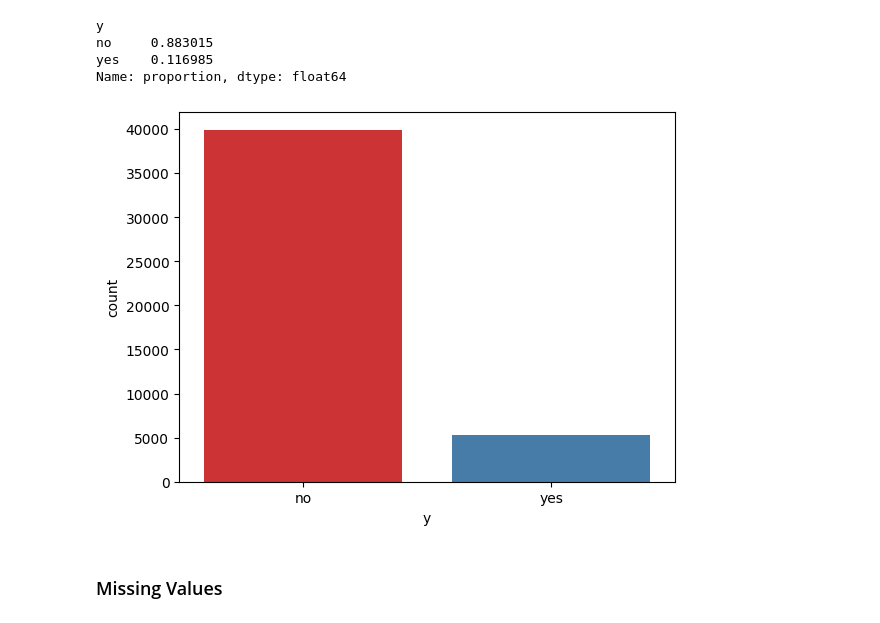
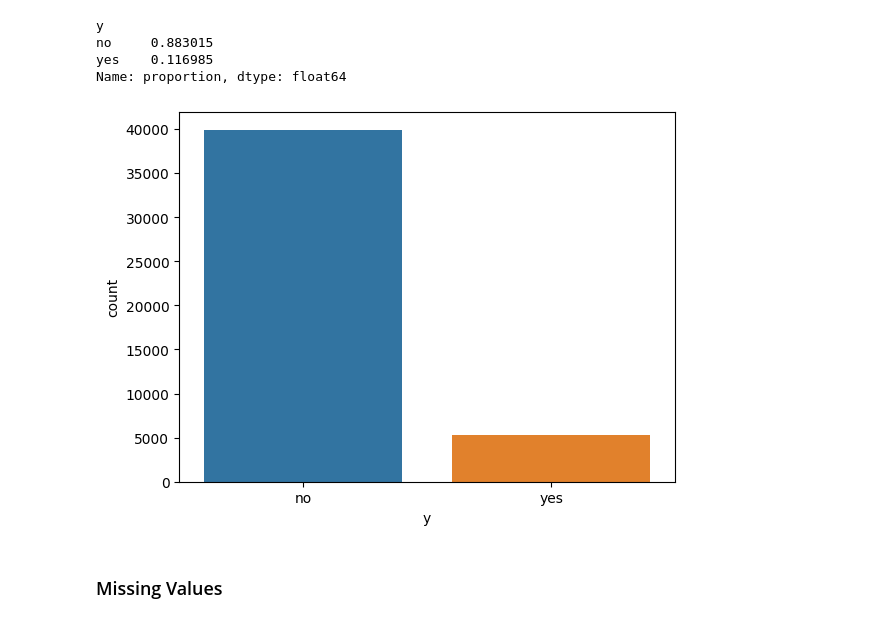
Before and after one commit to jmanwillz/ACML-Project, a Jupyter notebook: ann/data-preprocessing.ipynb, the cells around one changed output. Saved outputs shown, nothing was run; the diff lists cells and outputs as text; code cells hidden in the pictures.

Commit message:
Implement data preprocessing

```diff
--- a/ann/data-preprocessing.ipynb
+++ b/ann/data-preprocessing.ipynb
@@ -94,10 +94,10 @@ yes    0.116985
 Name: proportion, dtype: float64
 # %%
 # Visualise the target variable
-sns.countplot(x='y', data=df_target, hue='y', palette='Set1')
+sns.countplot(x='y', data=df_target, hue='y')
 plt.show()
 # %% [output]
-[figure, old version]
+[figure, new version]
 # %% [markdown]
 ### Missing Values
 # %%
```
Also changed, not shown: parts of 1 cell of this notebook.
